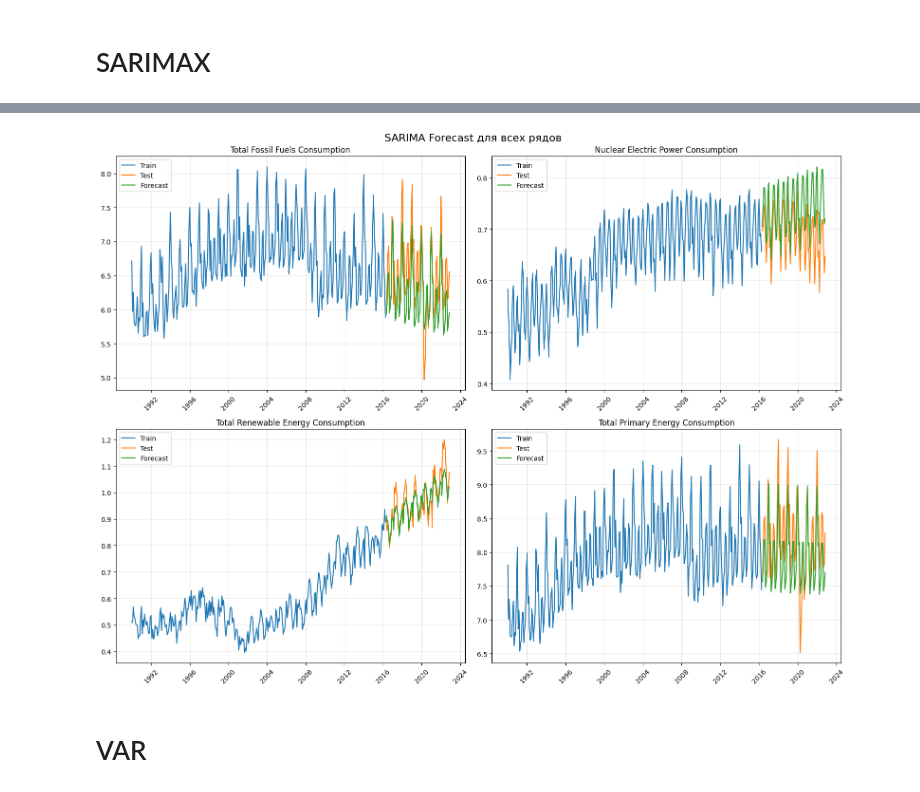
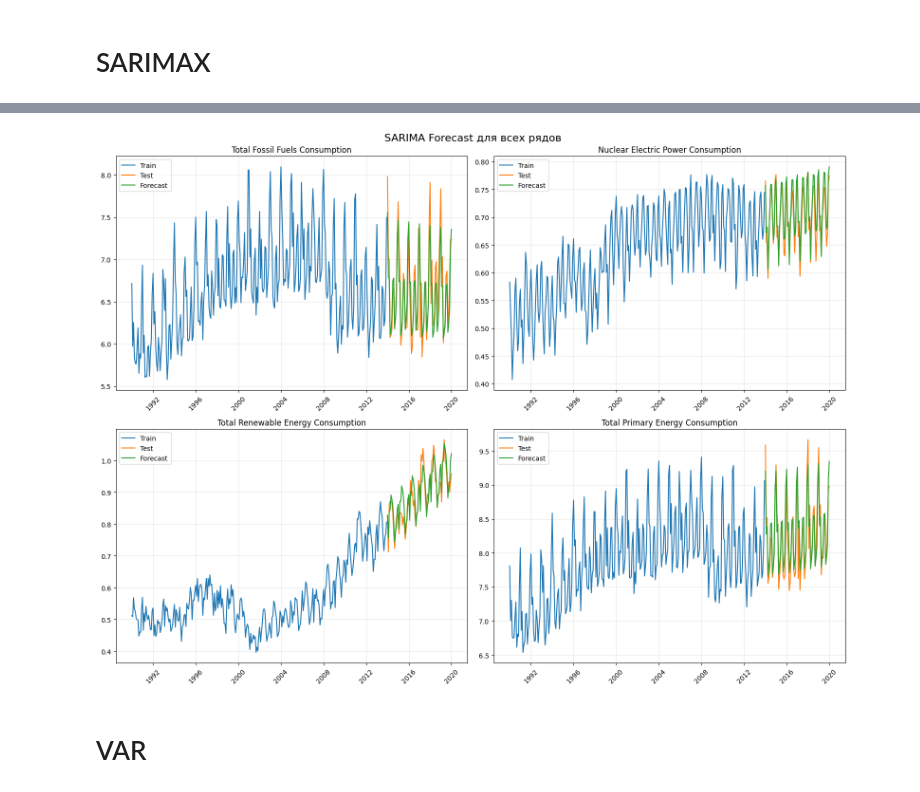
Before and after one commit to SavinskiVladimir/IntelliganceSystems, a Jupyter notebook: time_series/consumption.ipynb, the cells around one changed output, grey strips where cells are left out. Saved outputs shown, nothing was run; the diff lists cells and outputs as text; code cells hidden in the pictures.

```diff
--- a/time_series/consumption.ipynb
+++ b/time_series/consumption.ipynb
@@ -64,7 +64,7 @@ print("Количество пропусков:", len(missing))
 Количество пропусков: 0
 # %%
 # срез данных с 1990 года
-df_cropped = df[df['Date'] >= '1990-01']
+df_cropped = df[df['Date'].between('1990-01', '2020-01')]
 
 consumption_cols = [col for col in df_cropped.columns if 'Consumption' in col]
 cols = consumption_cols + ['Date']
@@ -86,4 +86,11 @@ for i, col in enumerate(consumption_cols):
 plt.suptitle('Временные ряды потребления энергии', fontsize=16)
 plt.tight_layout()
 plt.show()
+
+import numpy as np
+
+df_log = np.log(df_cons)
+
+df_log['sin_month'] = np.sin(2 * np.pi * df_log.index.month / 12)
+df_log['cos_month'] = np.cos(2 * np.pi * df_log.index.month / 12)
 # %% [output]
@@ -377,8 +384,10 @@ def evaluate(y_true, y_pred, name="Model", column='Column'):
 
 split = int(len(df_cons) * 0.8)
 
-train = df_cons.iloc[:split]
-test = df_cons.iloc[split:]
+# train = df_cons.iloc[:split]
+# test = df_cons.iloc[split:]
+train = df_log.iloc[:split]
+test = df_log.iloc[split:]
 # %% [markdown]
 # SARIMAX
 # %%
@@ -420,27 +455,34 @@ RMSE: 0.3803
 # %%
 import matplotlib.pyplot as plt
 from statsmodels.tsa.statespace.sarimax import SARIMAX
 
 fig, axes = plt.subplots(2, 2, figsize=(16, 12))
 axes = axes.ravel()
 
+# for i, col in enumerate(consumption_cols):
+#     forecast = sarimax_models[i].forecast(steps=len(test))
+#
+#     axes[i].plot(train.index, train[col], label="Train")
+#     axes[i].plot(test.index, test[col], label="Test")
+#     axes[i].plot(test.index, forecast, label="Forecast")
+
 for i, col in enumerate(consumption_cols):
-    forecast = sarimax_models[i].forecast(steps=len(test))
+    forecast = sarima_forecasts[i]
 
-    axes[i].plot(train.index, train[col], label="Train")
-    axes[i].plot(test.index, test[col], label="Test")
+    axes[i].plot(train.index, np.exp(train[col]), label="Train")
+    axes[i].plot(test.index, np.exp(test[col]), label="Test")
     axes[i].plot(test.index, forecast, label="Forecast")
 
     axes[i].set_title(col, fontsize=12)
     axes[i].grid(True, alpha=0.3)
     axes[i].tick_params(axis='x', rotation=45)
     axes[i].legend()
 
 plt.suptitle("SARIMA Forecast для всех рядов", fontsize=16)
 plt.tight_layout()
 plt.show()
 # %% [output]
-[figure, old version]
+[figure, new version]
 # %% [markdown]
 # VAR
 # %%
```
Also changed, not shown: parts of 17 cells of this notebook.
